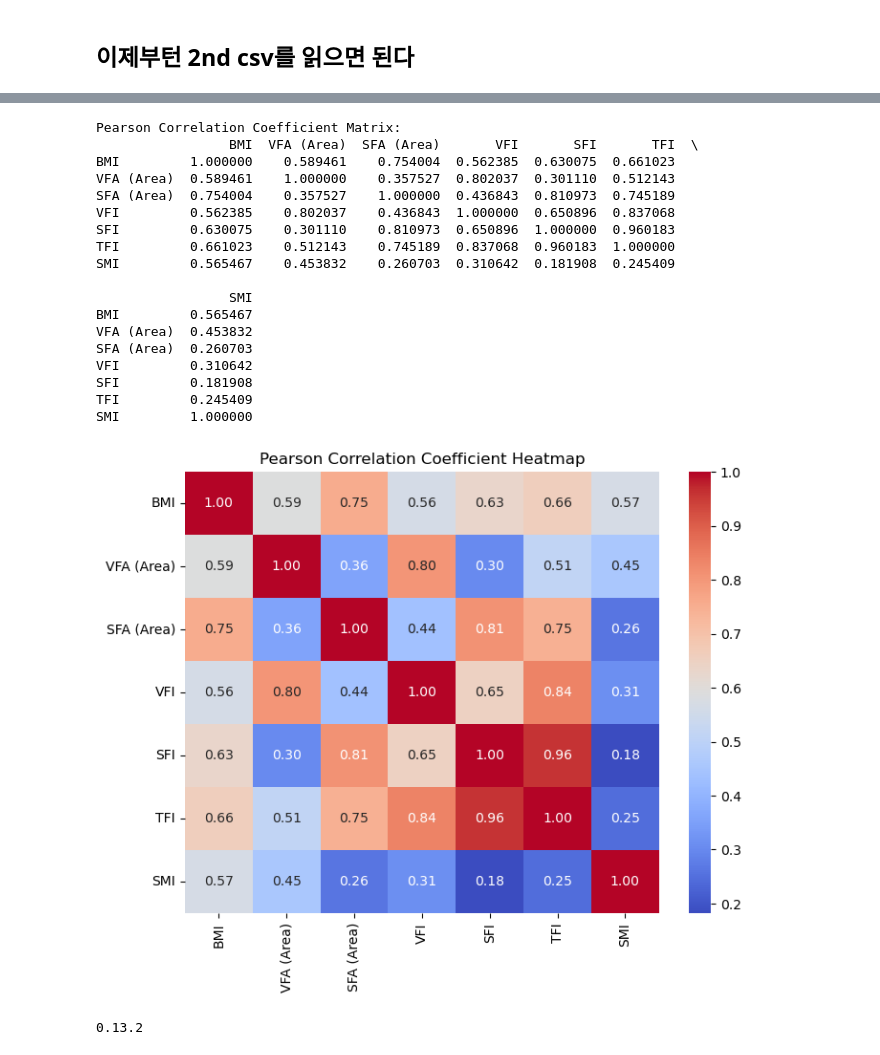
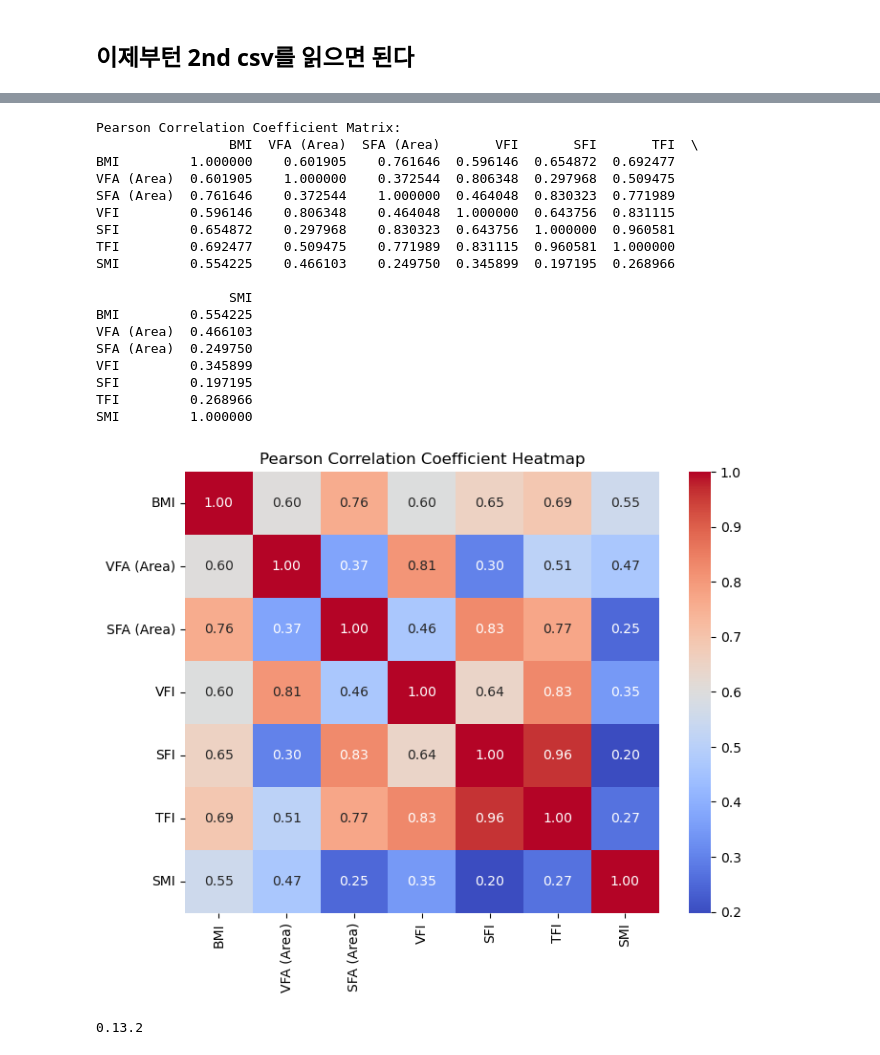
Before and after one commit to skhyun15/data, a Jupyter notebook: analysis.ipynb, the cells around one changed output, grey strips where cells are left out. Saved outputs shown, nothing was run; the diff lists cells and outputs as text; code cells hidden in the pictures.

```diff
--- a/analysis.ipynb
+++ b/analysis.ipynb
@@ -108,40 +390,52 @@ data = pd.read_csv(
+# %%
+# data에서 NAFLD Type이 Cirrhosis인 행 제거
+data = data[data["NAFLD Type"] != "Cirrhosis"]
 # %%
 # Pearson 상관계수를 계산할 열 선택
-columns_of_interest = ["BMI", "VFA (Area)", "SFA (Area)", "VFI", "SFI", "TFI", "SMI"]
+columns_of_interest = [
+    "BMI",
+    "VFA (Area)",
+    "SFA (Area)",
+    "VFI",
+    "SFI",
+    "TFI",
+    "SMI",
+    # "VFA (Attenuation)",
+]
 correlation_matrix = data[columns_of_interest].corr(method="pearson")
 
 # 상관계수 결과 출력
 print("Pearson Correlation Coefficient Matrix:")
 print(correlation_matrix)
 
 # 상관계수 히트맵 시각화 (선택사항)
 import matplotlib.pyplot as plt
 import seaborn as sns
 
 plt.figure(figsize=(8, 6))
 sns.heatmap(correlation_matrix, annot=True, cmap="coolwarm", fmt=".2f")
 plt.title("Pearson Correlation Coefficient Heatmap")
 plt.show()
 # %% [output]
 Pearson Correlation Coefficient Matrix:
                  BMI  VFA (Area)  SFA (Area)       VFI       SFI       TFI  \
-BMI         1.000000    0.589461    0.754004  0.562385  0.630075  0.661023
-VFA (Area)  0.589461    1.000000    0.357527  0.802037  0.301110  0.512143
-SFA (Area)  0.754004    0.357527    1.000000  0.436843  0.810973  0.745189
-VFI         0.562385    0.802037    0.436843  1.000000  0.650896  0.837068
-SFI         0.630075    0.301110    0.810973  0.650896  1.000000  0.960183
-TFI         0.661023    0.512143    0.745189  0.837068  0.960183  1.000000
-SMI         0.565467    0.453832    0.260703  0.310642  0.181908  0.245409
+BMI         1.000000    0.601905    0.761646  0.596146  0.654872  0.692477
+VFA (Area)  0.601905    1.000000    0.372544  0.806348  0.297968  0.509475
+SFA (Area)  0.761646    0.372544    1.000000  0.464048  0.830323  0.771989
+VFI         0.596146    0.806348    0.464048  1.000000  0.643756  0.831115
+SFI         0.654872    0.297968    0.830323  0.643756  1.000000  0.960581
+TFI         0.692477    0.509475    0.771989  0.831115  0.960581  1.000000
+SMI         0.554225    0.466103    0.249750  0.345899  0.197195  0.268966
 
                  SMI
-BMI         0.565467
-VFA (Area)  0.453832
-SFA (Area)  0.260703
-VFI         0.310642
-SFI         0.181908
-TFI         0.245409
+BMI         0.554225
+VFA (Area)  0.466103
+SFA (Area)  0.249750
+VFI         0.345899
+SFI         0.197195
+TFI         0.268966
 SMI         1.000000
-[figure, old version]
+[figure, new version]
 # %%
 import seaborn as sns
 
```
Also changed, not shown: parts of 50 cells of this notebook, 47 other files.
